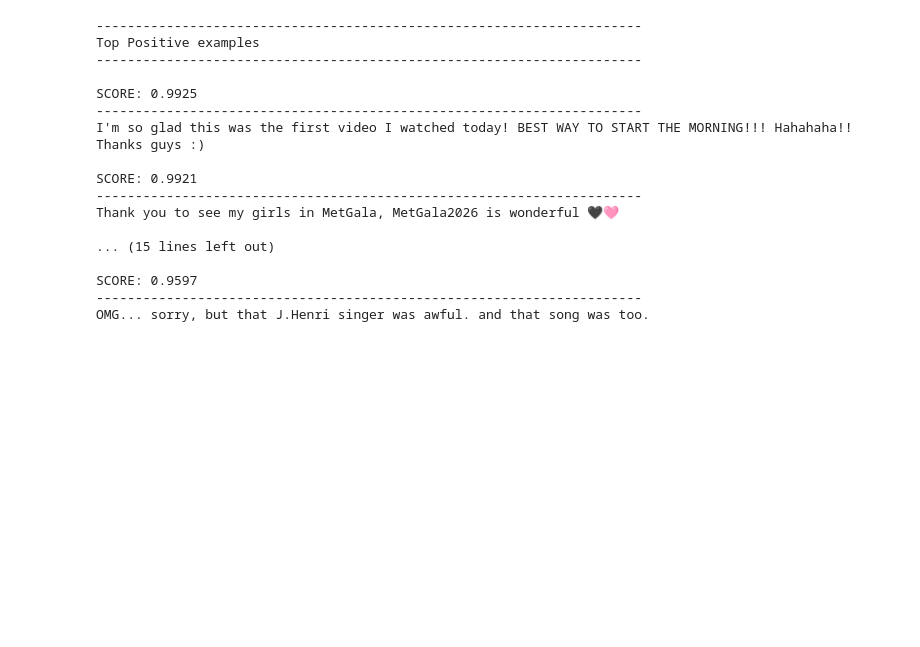
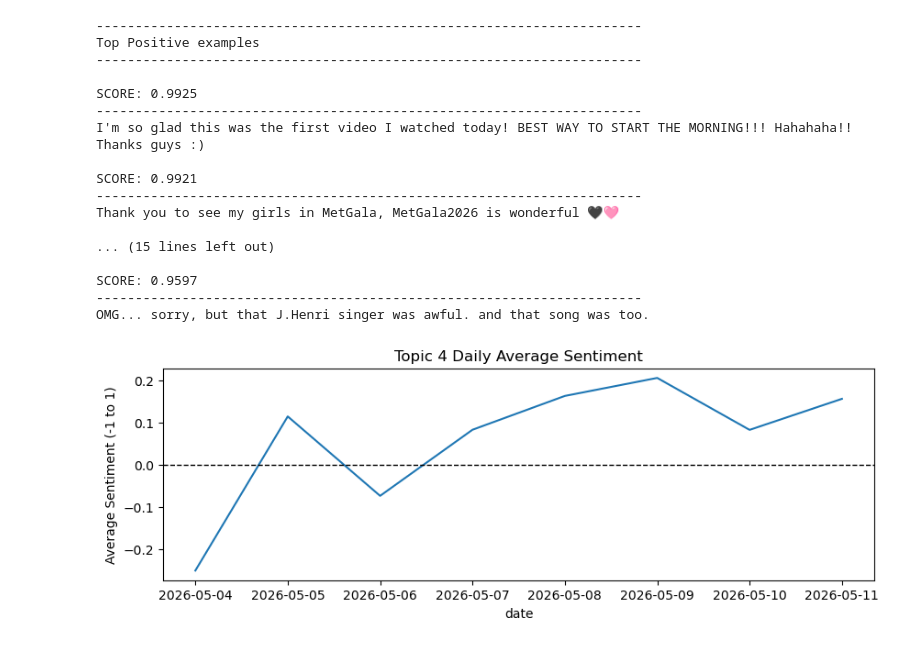
Before and after one commit to gnol-123/Network-Analysis-Project, a Jupyter notebook: notebooks/05_topic_modelling_and_analysis.ipynb, the cells around one changed output. Saved outputs shown, nothing was run; the diff lists cells and outputs as text; code cells hidden in the pictures; blank space fills up the shorter version.

```diff
--- a/notebooks/05_topic_modelling_and_analysis.ipynb
+++ b/notebooks/05_topic_modelling_and_analysis.ipynb
@@ -1011,3 +1048,7 @@ Thank you to see my girls in MetGala, MetGala2026 is wonderful 🖤🩷
 SCORE: 0.9597
 ----------------------------------------------------------------------
 OMG... sorry, but that J.Henri singer was awful. and that song was too.
+# %%
+plot_daily_sentiment(processed_comments_df, topic_id=3)
+# %% [output]
+[figure, added]
```
Also changed, not shown: parts of 9 cells of this notebook.
